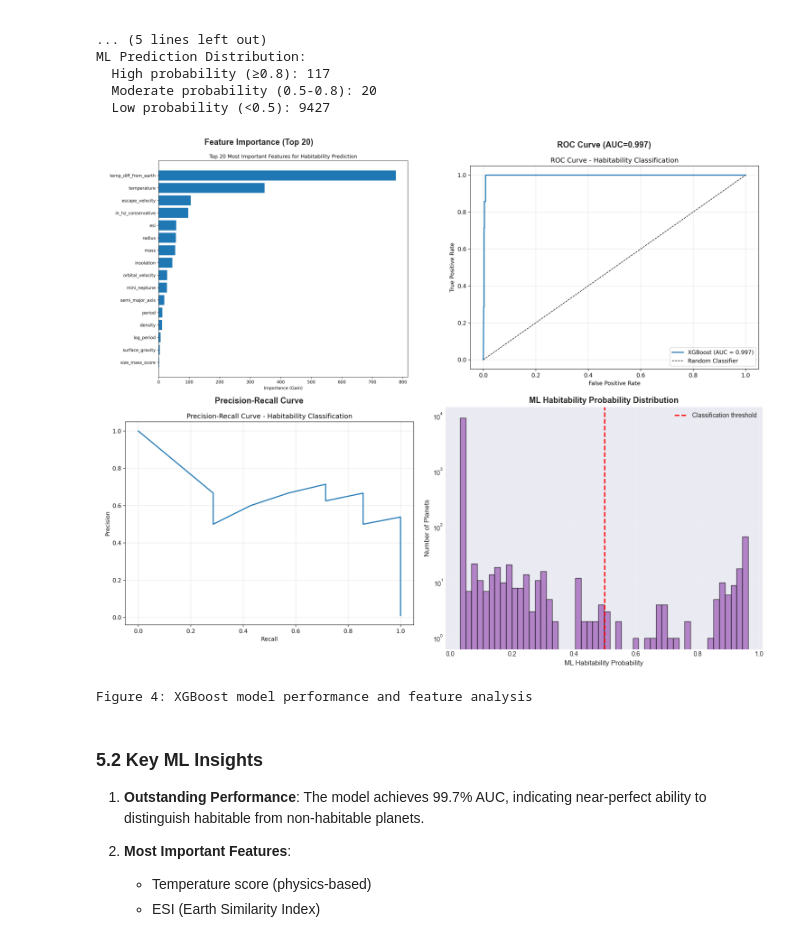
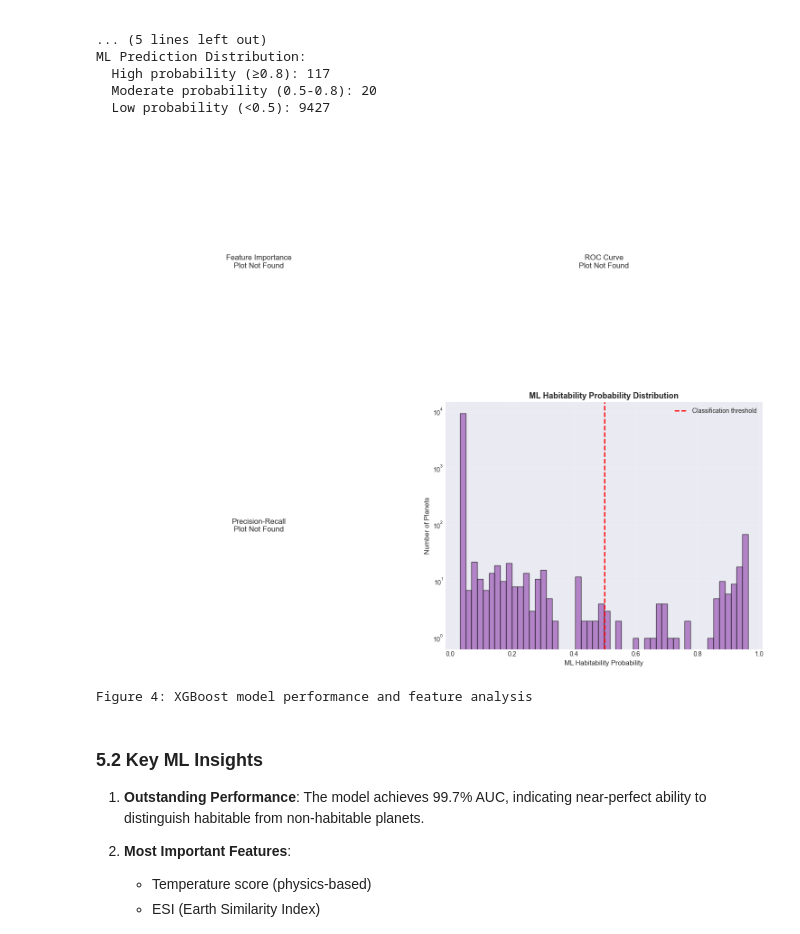
Before and after one commit to arminapp/xplorer, a Jupyter notebook: exoplanet_habitability_analysis.ipynb, the cells around one changed output. Cells and saved outputs as stored; diff of their text form; code cells hidden in the pictures.

```diff
--- a/exoplanet_habitability_analysis.ipynb
+++ b/exoplanet_habitability_analysis.ipynb
@@ -434,7 +416,7 @@ We trained an **XGBoost gradient boosting classifier** to predict habitability u
 - Split: 70% train, 15% validation, 15% test
 # %%
 # Load XGBoost predictions
-ml_results = pd.read_csv('xgboost_habitability_predictions.csv')
+ml_results = pd.read_csv('data/processed/xgboost_habitability_predictions.csv')
 
 print("="*80)
 print("XGBOOST MODEL RESULTS")
@@ -483,7 +465,7 @@ fig, axes = plt.subplots(2, 2, figsize=(15, 12))
 
 # Feature importance
 try:
-    img1 = Image.open('feature_importance.png')
+    img1 = Image.open('srcs/figures/feature_importance.png')
     axes[0, 0].imshow(img1)
     axes[0, 0].axis('off')
     axes[0, 0].set_title('Feature Importance (Top 20)', fontsize=13, fontweight='bold', pad=10)
@@ -494,7 +476,7 @@ except:
 
 # ROC curve
 try:
-    img2 = Image.open('roc_curve.png')
+    img2 = Image.open('srcs/figures/roc_curve.png')
     axes[0, 1].imshow(img2)
     axes[0, 1].axis('off')
     axes[0, 1].set_title('ROC Curve (AUC=0.997)', fontsize=13, fontweight='bold', pad=10)
@@ -502,36 +484,36 @@ except:
     axes[0, 1].text(0.5, 0.5, 'ROC Curve\nPlot Not Found',
                     ha='center', va='center', fontsize=12)
     axes[0, 1].axis('off')
 
 # Precision-Recall curve
 try:
-    img3 = Image.open('pr_curve.png')
+    img3 = Image.open('srcs/figures/pr_curve.png')
     axes[1, 0].imshow(img3)
     axes[1, 0].axis('off')
     axes[1, 0].set_title('Precision-Recall Curve', fontsize=13, fontweight='bold', pad=10)
 except:
     axes[1, 0].text(0.5, 0.5, 'Precision-Recall\nPlot Not Found',
                     ha='center', va='center', fontsize=12)
     axes[1, 0].axis('off')
 
 # ML probability distribution
 axes[1, 1].hist(ml_results['ml_habitability_probability'], bins=50,
                 color='#9b59b6', alpha=0.7, edgecolor='black')
 axes[1, 1].axvline(0.5, color='red', linestyle='--', linewidth=2, label='Classification threshold')
 axes[1, 1].set_xlabel('ML Habitability Probability', fontsize=11)
 axes[1, 1].set_ylabel('Number of Planets', fontsize=11)
 axes[1, 1].set_title('ML Habitability Probability Distribution', fontsize=13, fontweight='bold')
 axes[1, 1].legend()
 axes[1, 1].set_yscale('log')
 axes[1, 1].grid(alpha=0.3)
 
 plt.tight_layout()
-plt.savefig('fig4_ml_analysis.png', dpi=300, bbox_inches='tight')
+plt.savefig('srcs/figures/fig4_ml_analysis.png', dpi=300, bbox_inches='tight')
 plt.show()
 
 print("Figure 4: XGBoost model performance and feature analysis")
 # %% [output]
-[figure, old version]
+[figure, new version]
 Figure 4: XGBoost model performance and feature analysis
 # %% [markdown]
 ### 5.2 Key ML Insights
```
Also changed, not shown: parts of 8 cells of this notebook, 3 other files.
